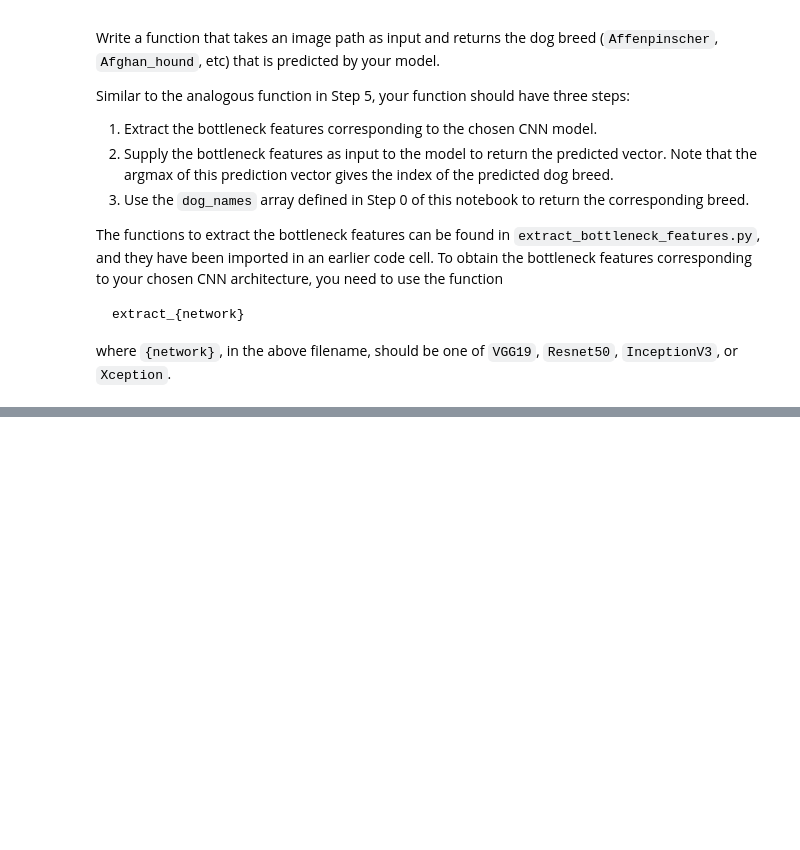
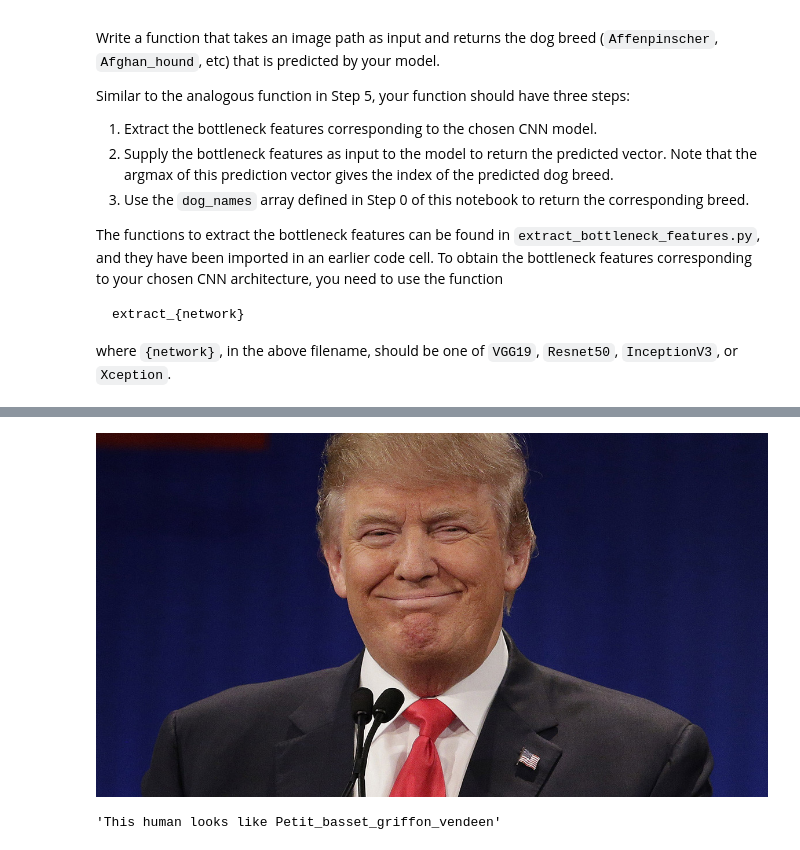
Before and after one commit to PermanentPon/dog_breed, a Jupyter notebook: dog_app.ipynb, the cells around one changed output, grey strips where cells are left out. Cells and saved outputs as stored; diff of their text form; code cells hidden in the pictures; blank space fills up the shorter version.

```diff
--- a/dog_app.ipynb
+++ b/dog_app.ipynb
@@ -643,0 +896,7 @@ __Answer:__
+# %%
+path = "my_images/trump.jpg"
+display(Image(path))
+breed_detector(path)
+# %% [output]
+[figure, added]
+'This human looks like Petit_basset_griffon_vendeen'
```
Also changed, not shown: parts of 49 cells of this notebook, 1 other file.
